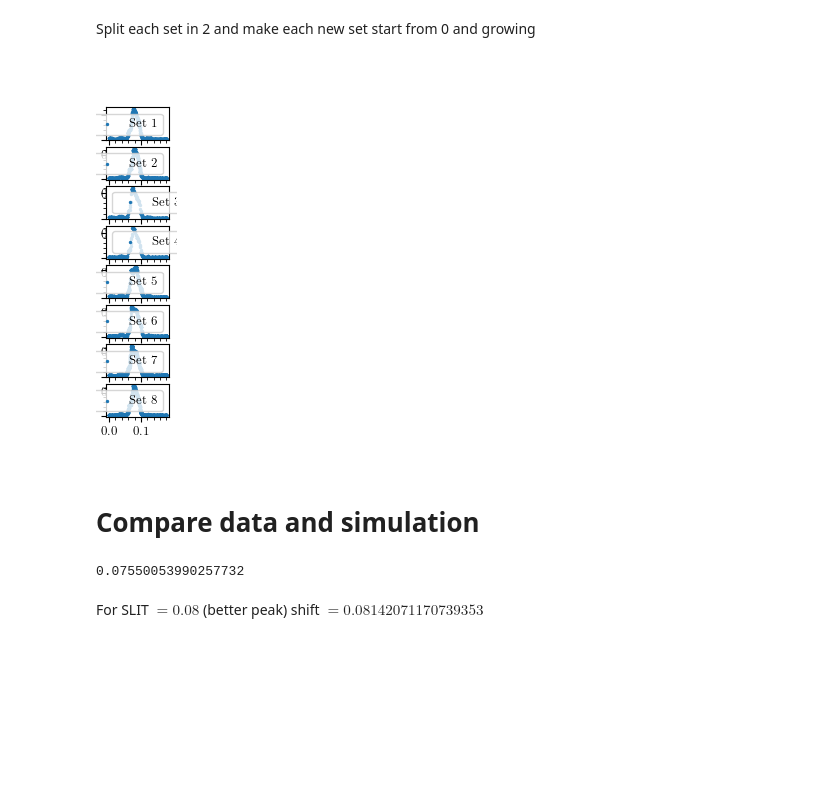
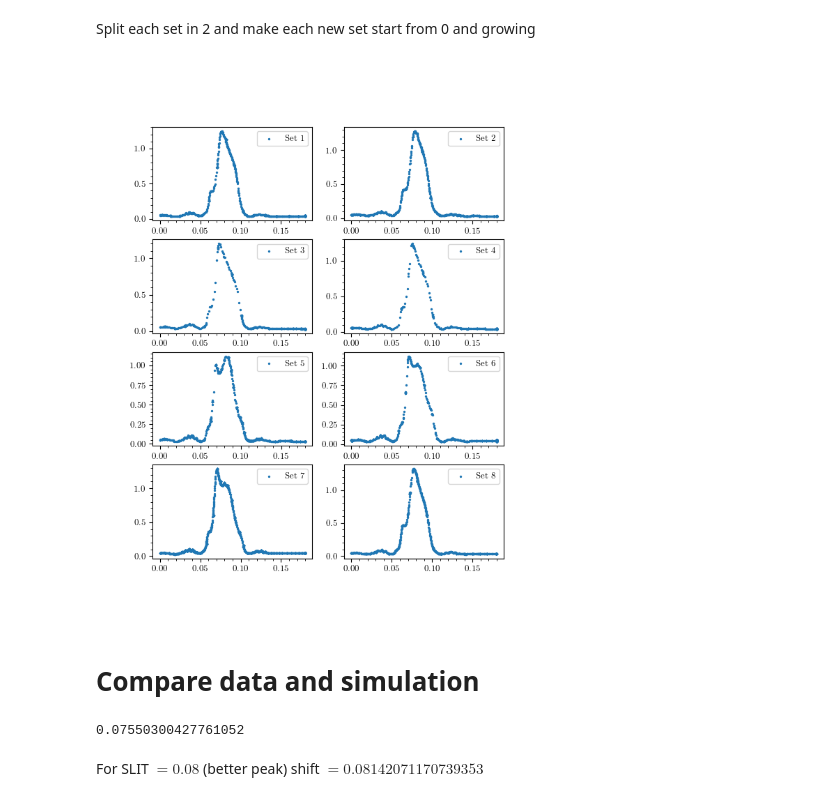
Before and after one commit to Vayxen/Lab2-Ottica-1, a Jupyter notebook: code/analysis.ipynb, the cells around one changed output. Drawn from its saved outputs; the diff is of its cells as text; code cells hidden in the pictures; blank space fills up the shorter version.

```diff
--- a/code/analysis.ipynb
+++ b/code/analysis.ipynb
@@ -130,6 +130,11 @@ for df in df_list:
     df_list_split.append(df[max_y_index:].reset_index(drop=True))
 
 df_list = df_list_split
+
+for df in df_list:
+    df.sort_values('y', inplace = True)
+    df.reset_index(drop=True)
+
 n_set = len(df_list)
 
 # debug
@@ -138,15 +143,15 @@ n_set = len(df_list)
 #     print(df.head())
 #     print()
 # %%
-fig, axs = plt.subplots(n_set, 1, figsize = graph.size(width / n_set, subplots=(n_set, 1)))
+fig, axs = plt.subplots(n_set // 2, 2, figsize = graph.size(width, subplots=(n_set // 2, 2)))
 axs = axs.flatten()
 
 for i, df in enumerate(df_list):
     ax = axs[i]
     ax.scatter(df.y, df.I, s=2, label=f"Set {i + 1}")
     ax.legend()
 # %% [output]
-[figure, old version]
+[figure, new version]
 # %% [markdown]
 # Compare data and simulation
 # %%
@@ -155,7 +160,7 @@ peak_y_list = [df.y[i] for i, df in zip(peak_index_list, df_list)]
 shift = np.mean(peak_y_list)
 shift
 # %% [output]
-0.07550053990257732
+0.07550300427761052
 # %% [markdown]
 For SLIT $= 0.08$ (better peak) shift $= 0.08142071170739353$
 # %%
```
Also changed, not shown: parts of 8 cells of this notebook, 19 other files.
